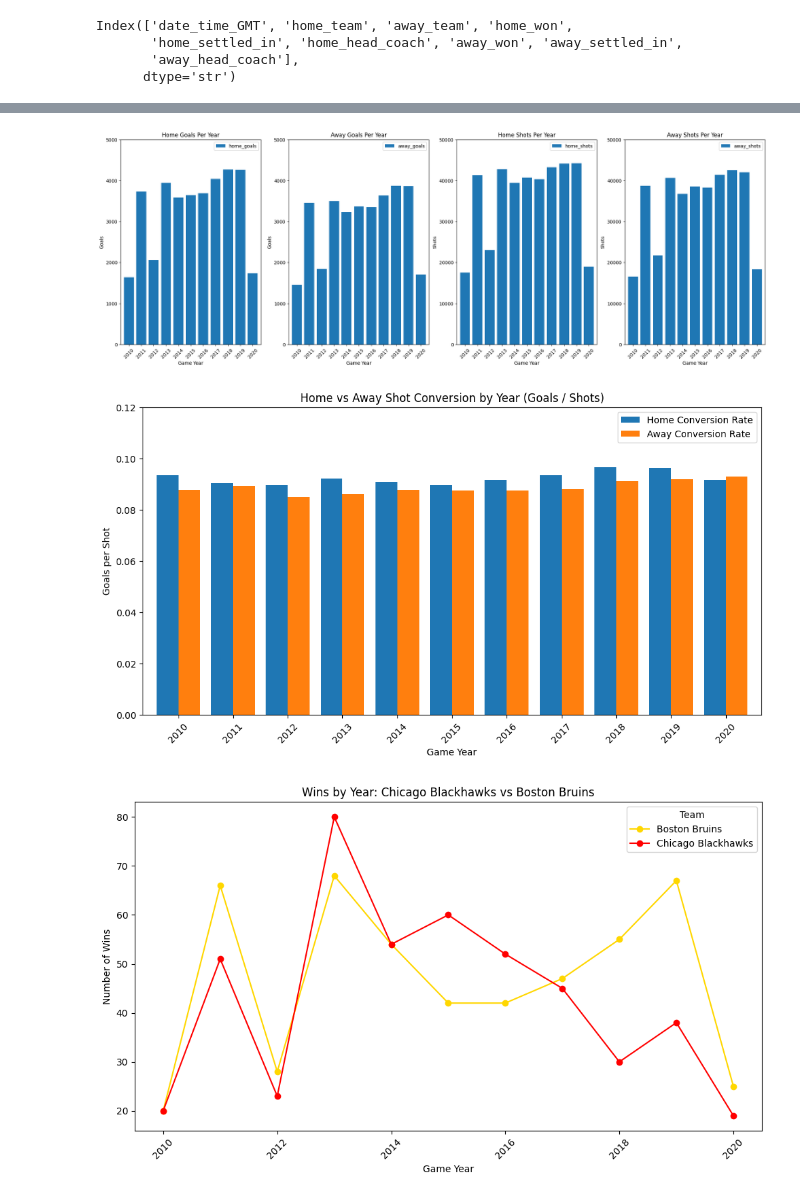
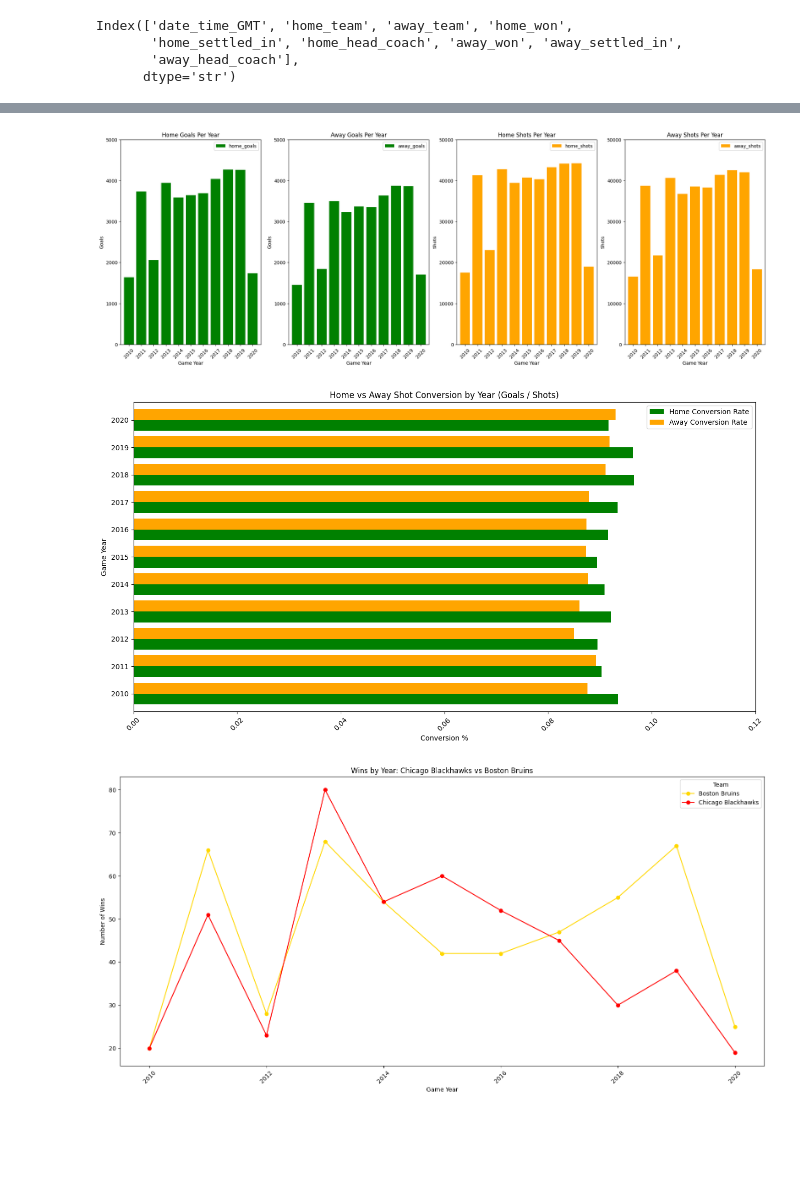
Before and after one commit to ckbaker78/homework3-, a Jupyter notebook: FINAL PROJECT /dx602_final_project.ipynb, the cells around one changed output, grey strips where cells are left out. Drawn from its saved outputs; the diff is of its cells as text; code cells hidden in the pictures; blank space fills up the shorter version.

```diff
--- a/FINAL PROJECT /dx602_final_project.ipynb
+++ b/FINAL PROJECT /dx602_final_project.ipynb
@@ -570,7 +574,7 @@ away_shots_scored = away_team_goals_by_year['away_goals'] / away_team_shots_by_y
 
 fig, axes = plt.subplots(1, 4, figsize=(25, 8))
 
-home_team_goals_by_year.plot(kind='bar', ax=axes[0], label='Home Goals',width = 0.8)
+home_team_goals_by_year.plot(kind='bar', ax=axes[0], label='Home Goals',width = 0.8, color = 'green')
 axes[0].set_title('Home Goals Per Year')
 axes[0].set_xlabel('Game Year')
 axes[0].set_ylabel('Goals')
@@ -578,7 +582,7 @@ axes[0].tick_params(axis='x', labelrotation = 45)
 axes[0].set_ylim(0, 5000)
 axes[0].legend()
 
-away_team_goals_by_year.plot(kind='bar', ax=axes[1], label='Away Goals',width = 0.8)
+away_team_goals_by_year.plot(kind='bar', ax=axes[1], label='Away Goals',width = 0.8,color = 'green')
 axes[1].set_title('Away Goals Per Year')
 axes[1].set_xlabel('Game Year')
 axes[1].set_ylabel('Goals')
@@ -586,7 +590,7 @@ axes[1].tick_params(axis='x', labelrotation = 45)
 axes[1].set_ylim(0, 5000)
 axes[1].legend()
 
-home_team_shots_by_year.plot(kind='bar', ax=axes[2], label='Home Shots',width = 0.8)
+home_team_shots_by_year.plot(kind='bar', ax=axes[2], label='Home Shots',width = 0.8, color = 'orange')
 axes[2].set_title('Home Shots Per Year')
 axes[2].set_xlabel('Game Year')
 axes[2].tick_params(axis = 'x', labelrotation = 45)
@@ -594,7 +598,7 @@ axes[2].set_ylabel('Shots')
 axes[2].set_ylim(0, 50000)
 axes[2].legend()
 
-away_team_shots_by_year.plot(kind='bar', ax=axes[3], label='Away Shots',width = 0.8)
+away_team_shots_by_year.plot(kind='bar', ax=axes[3], label='Away Shots',width = 0.8,color = 'orange')
 axes[3].set_title('Away Shots Per Year')
 axes[3].set_xlabel('Game Year')
 axes[3].set_ylabel('Shots')
@@ -606,51 +610,52 @@ axes[3].legend()
 conversion_df = pd.DataFrame({'Home Conversion Rate':home_shots_scored,
                               'Away Conversion Rate': away_shots_scored })
 
-conversion_df.plot(kind= 'bar', figsize= (12,6),
-    width = 0.8)
+conversion_df.plot(kind= 'barh', figsize= (16,8),
+    width = 0.8,
+    color = ['green', 'orange'])
 
 plt.title('Home vs Away Shot Conversion by Year (Goals / Shots)')
-plt.xlabel('Game Year')
+plt.xlabel('Conversion %')
 plt.xticks(rotation = 45)
-plt.ylabel('Goals per Shot')
-plt.ylim(0,0.12)
+plt.ylabel('Game Year')
+plt.xlim(0,0.12)
 plt.show()
 plt.show()
 
 
 # Chicago Blackhawks and Boston Bruins Total Wins By Year
 
 selected_games = game_data[
     game_data['home_team'].isin(['Chicago Blackhawks', 'Boston Bruins']) |
     game_data['away_team'].isin(['Chicago Blackhawks', 'Boston Bruins'])]
 
 home_wins = selected_games.loc[
     selected_games['home_won'],
-    ['home_team', 'Game Year']].rename(columns={'home_team': 'Team'})
+    ['home_team', 'Game Year']].rename(columns={'home_team': 'Team'}) # renaming to join the DF together and count a win as a win regardless of home or away
 
 away_wins = selected_games.loc[
     selected_games['away_won'],
-    ['away_team', 'Game Year']].rename(columns={'away_team': 'Team'})
+    ['away_team', 'Game Year']].rename(columns={'away_team': 'Team'}) # renaming to join the DF together and count a win as a win regardless of home or away
 
 all_wins = pd.concat([home_wins, away_wins])
 
 all_wins = all_wins[
     all_wins['Team'].isin(['Chicago Blackhawks', 'Boston Bruins'])]
 
 wins_by_year = all_wins.groupby(['Game Year', 'Team']).size().unstack(fill_value=0)
 
-wins_by_year.plot(kind='line', marker='o', figsize=(10, 6), color = ['gold','red'])
+wins_by_year.plot(kind='line', marker='o', figsize= (16,8), color = ['gold','red'])
 plt.title('Wins by Year: Chicago Blackhawks vs Boston Bruins')
 plt.xlabel('Game Year')
 plt.ylabel('Number of Wins')
 plt.xticks(rotation=45)
 plt.legend(title='Team')
 plt.tight_layout()
 plt.show()
 # %% [output]
-[figure, old version]
+[figure, new version]
-[figure, old version]
+[figure, new version]
-[figure, old version]
+[figure, new version]
 # %%
 # Correlation and Scatter Plots
 
```
Also changed, not shown: parts of 3 cells of this notebook, 1 other file.
